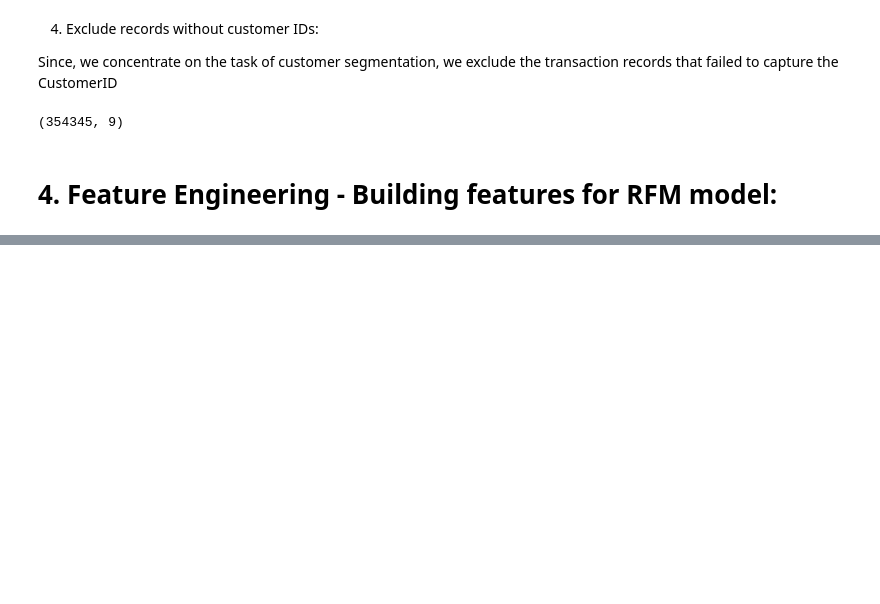
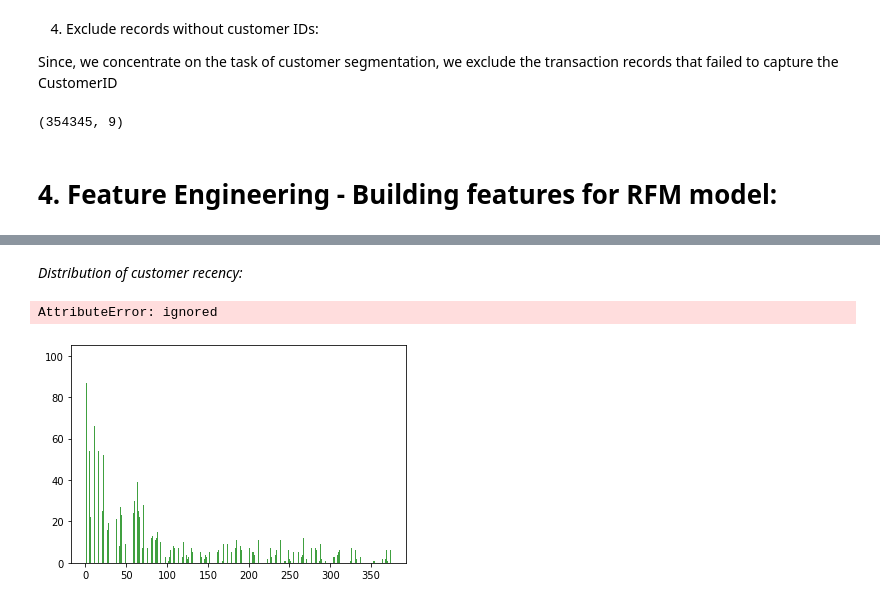
Before and after one commit to nileshrathod17/Online-Retail-Customer-Segmentation, a Jupyter notebook: Customer_Segmentation_for_Online_Retail_store.ipynb, the cells around one changed output, grey strips where cells are left out. Saved outputs shown, nothing was run; the diff lists cells and outputs as text; code cells hidden in the pictures; blank space fills up the shorter version.

```diff
--- a/Customer_Segmentation_for_Online_Retail_store.ipynb
+++ b/Customer_Segmentation_for_Online_Retail_store.ipynb
@@ -208,0 +213,7 @@ data.shape
+# %%
+referenceDate = data['InvoiceDate'].max()
+referenceDate += datetime.timedelta(days = 1)
+
+data['Recency'] = (referenceDate - data['InvoiceDate']).astype('timedelta64[D]')
+dfCustomerHistory = data.groupby("CustomerID").min().reset_index()[['CustomerID', 'Recency']]
+dfCustomerHistory.head()
@@ -208,0 +227,16 @@ data.shape
+# %% [markdown]
+*Distribution of customer recency:*
+# %%
+x = dfCustomerHistory.Recency
+mu = np.mean(dfCustomerHistory.Recency)
+sigma = math.sqrt(np.var(dfCustomerHistory.Recency))
+n, bins, patches = plt.hist(x, 1000, facecolor='green', alpha=0.75)
+y = mlab.normpdf( bins, mu, sigma)
+l = plt.plot(bins, y, 'r--', linewidth=2)
+plt.xlabel('Recency in days')
+plt.ylabel('Number of transactions')
+plt.title(r'$\mathrm{Histogram\ of\ sales\ recency}\ $')
+plt.grid(True)
+# %% [output]
+AttributeError: ignored
+[figure, added]
```
Also changed, not shown: parts of 8 cells of this notebook.
